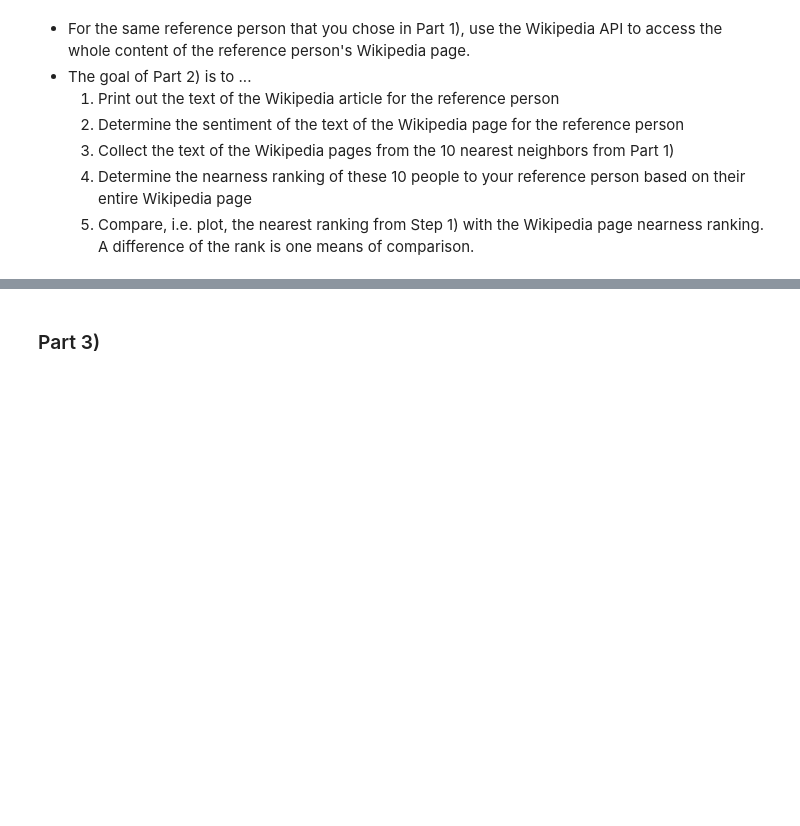
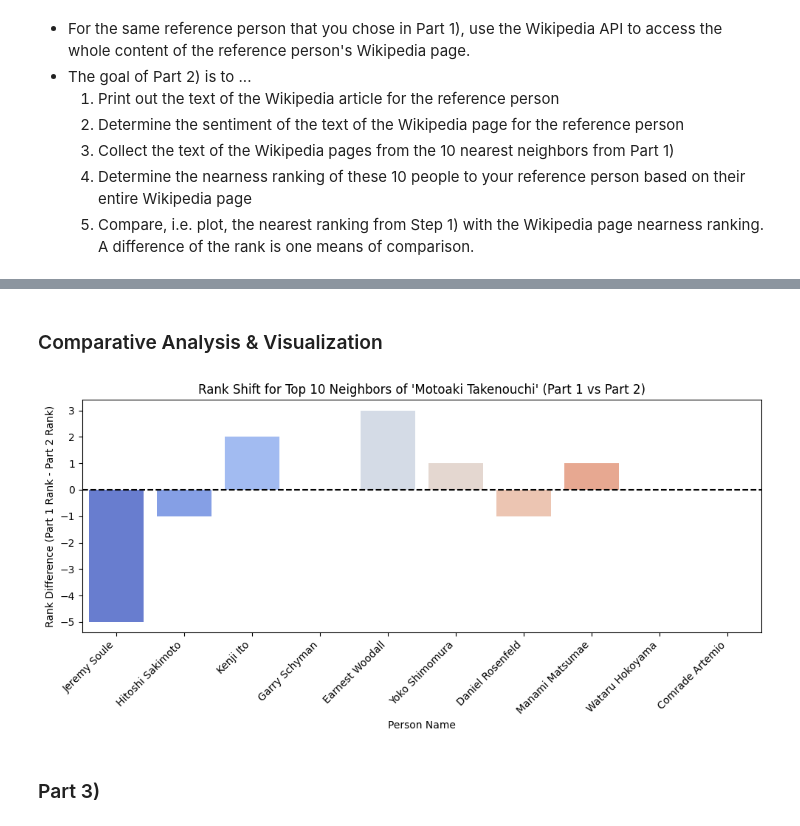
Before and after one commit to ikoghoddds-bit/Data-Science-Portfolio-C21, a Jupyter notebook: Projects/Project-5/NLP.Description.for.Students.ipynb, the cells around one changed output, grey strips where cells are left out. Cells and saved outputs as stored; diff of their text form; code cells hidden in the pictures; blank space fills up the shorter version.

```diff
--- a/Projects/Project-5/NLP.Description.for.Students.ipynb
+++ b/Projects/Project-5/NLP.Description.for.Students.ipynb
@@ -26,0 +239,5 @@ on Wikipedia.
+# %%
+# Combine reference person and 10 neighbors full wiki texts into a corpus
+
+wiki_corpus = [ref_wiki_text] + part1_results['wiki_text'].tolist()
+wiki_corpus
@@ -26,0 +256,8 @@ on Wikipedia.
+# %%
+# Vectorize using TF-IDF
+
+wiki_tfidf = TfidfVectorizer(stop_words='english')
+wiki_matrix = wiki_tfidf.fit_transform(wiki_corpus)
+
+wiki_tfidf
+wiki_matrix
@@ -26,0 +267,13 @@ on Wikipedia.
+# %%
+# Compute similarity between reference page (index 0) and
+# the 10 neighbors (indices 1 to 10)
+
+wiki_sims = cosine_similarity(wiki_matrix[0:1], wiki_matrix[1:]).flatten()
+# %%
+# Add full Wikipedia similarity scores and calculate Part 2 rank
+
+part1_results['part2_similarity'] = wiki_sims
+part1_results['part2_rank'] = part1_results['part2_similarity'].rank(ascending=False, method='min').astype(int)
+
+print(wiki_sims)
+part1_results['part2_rank']
@@ -26,0 +312,2 @@ on Wikipedia.
+# %% [markdown]
+### Comparative Analysis & Visualization
@@ -27,3 +317,21 @@ on Wikipedia.
+# %%
+# Calculate rank difference
+part1_results['rank_difference'] = part1_results['part1_rank'] - part1_results['part2_rank']
+
+# Plot rank comparison
+
+plt.figure(figsize=(10, 5))
+sns.barplot(data=part1_results, x='name', y='rank_difference', palette='coolwarm', hue='name')
+
+plt.xticks(rotation=45, ha='right')
+plt.title(f"Rank Shift for Top 10 Neighbors of '{ref_name}' (Part 1 vs Part 2)")
+plt.xlabel("Person Name")
+plt.ylabel("Rank Difference (Part 1 Rank - Part 2 Rank)")
+plt.axhline(0, color='black', linestyle='--')
+plt.tight_layout()
+plt.show()
+# %% [output]
+[figure, added]
 # %% [markdown]
 ### Part 3)
 # %% [markdown]
```
Also changed, not shown: parts of 40 cells of this notebook.
